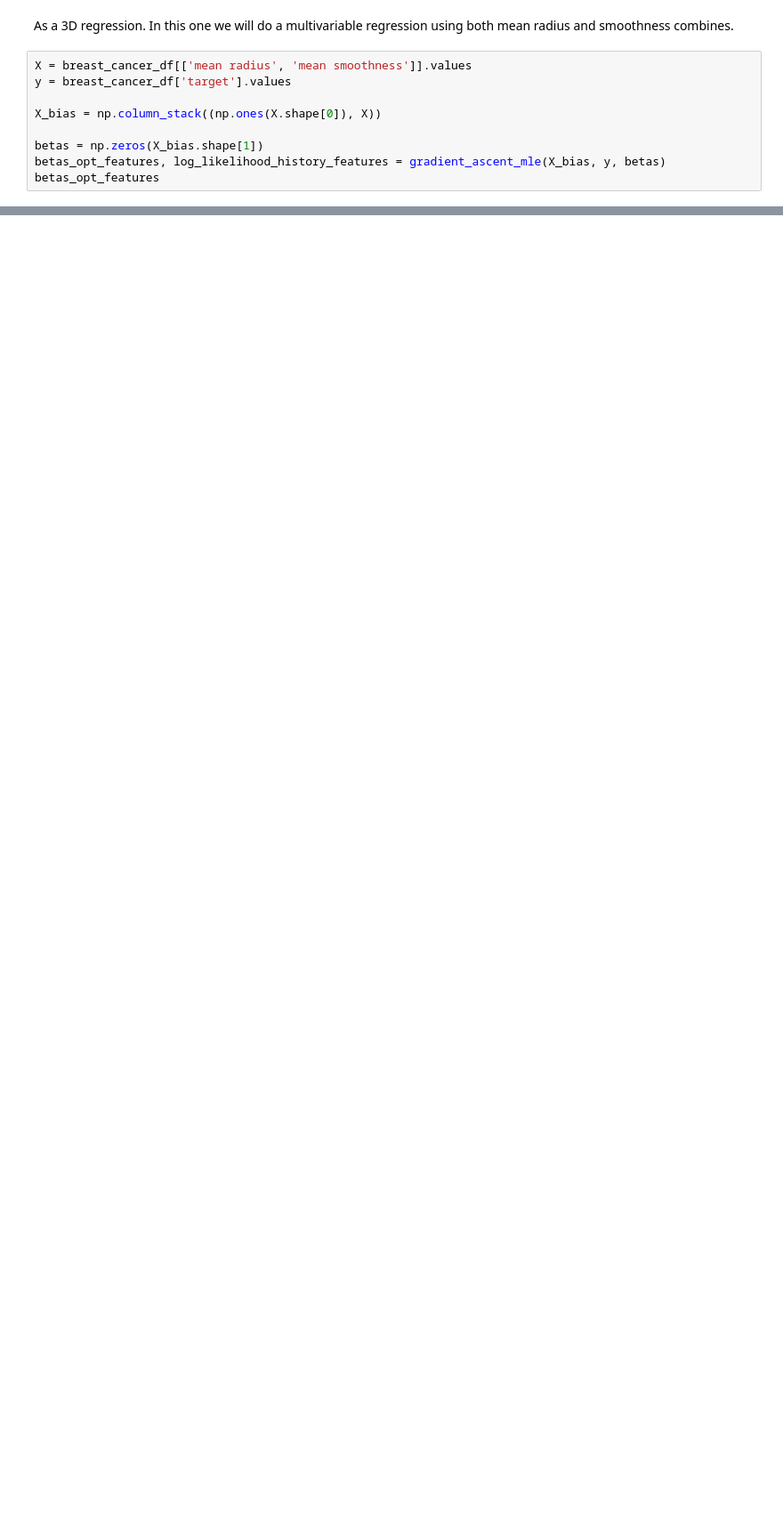
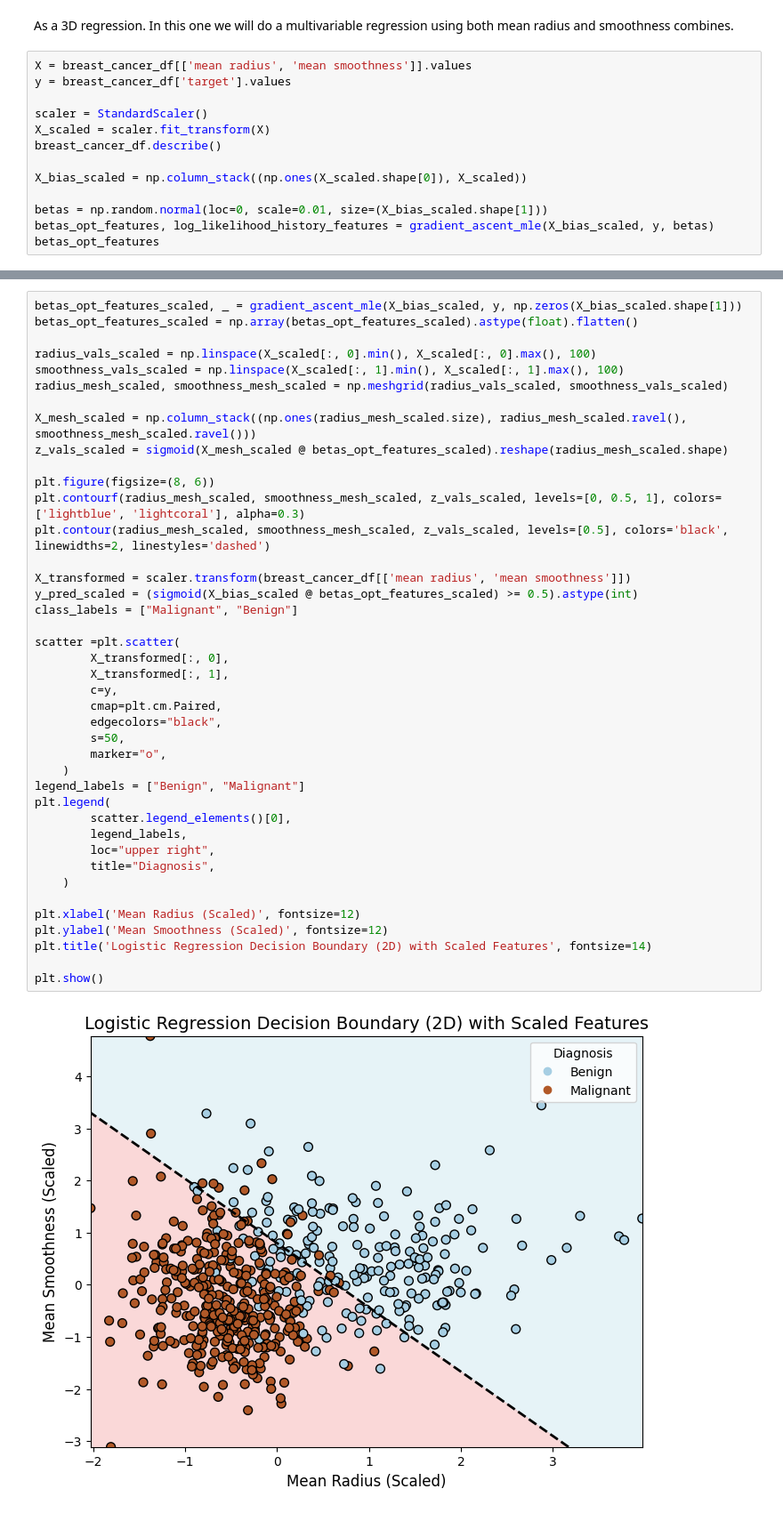
Before and after one commit to adamd1985/Lectures_On_MLAI, a Jupyter notebook: 4_2_Logistic_Regression_Lecture.ipynb, the cells around one changed output, grey strips where cells are left out. Shown at 89% size. Saved outputs shown, nothing was run; the diff lists cells and outputs as text; blank space fills up the shorter version.

```diff
--- a/4_2_Logistic_Regression_Lecture.ipynb
+++ b/4_2_Logistic_Regression_Lecture.ipynb
@@ -460,9 +494,13 @@ As a 3D regression. In this one we will do a multivariable regression using both
 X = breast_cancer_df[['mean radius', 'mean smoothness']].values
 y = breast_cancer_df['target'].values
 
-X_bias = np.column_stack((np.ones(X.shape[0]), X))
+scaler = StandardScaler()
+X_scaled = scaler.fit_transform(X)
+breast_cancer_df.describe()
 
-betas = np.zeros(X_bias.shape[1])
-betas_opt_features, log_likelihood_history_features = gradient_ascent_mle(X_bias, y, betas)
+X_bias_scaled = np.column_stack((np.ones(X_scaled.shape[0]), X_scaled))
+
+betas = np.random.normal(loc=0, scale=0.01, size=(X_bias_scaled.shape[1]))
+betas_opt_features, log_likelihood_history_features = gradient_ascent_mle(X_bias_scaled, y, betas)
 betas_opt_features
 # %% [output]
@@ -543,0 +510,43 @@ Your Kaggle username:
+# %%
+betas_opt_features_scaled, _ = gradient_ascent_mle(X_bias_scaled, y, np.zeros(X_bias_scaled.shape[1]))
+betas_opt_features_scaled = np.array(betas_opt_features_scaled).astype(float).flatten()
+
+radius_vals_scaled = np.linspace(X_scaled[:, 0].min(), X_scaled[:, 0].max(), 100)
+smoothness_vals_scaled = np.linspace(X_scaled[:, 1].min(), X_scaled[:, 1].max(), 100)
+radius_mesh_scaled, smoothness_mesh_scaled = np.meshgrid(radius_vals_scaled, smoothness_vals_scaled)
+
+X_mesh_scaled = np.column_stack((np.ones(radius_mesh_scaled.size), radius_mesh_scaled.ravel(), smoothness_mesh_scaled.ravel()))
+z_vals_scaled = sigmoid(X_mesh_scaled @ betas_opt_features_scaled).reshape(radius_mesh_scaled.shape)
+
+plt.figure(figsize=(8, 6))
+plt.contourf(radius_mesh_scaled, smoothness_mesh_scaled, z_vals_scaled, levels=[0, 0.5, 1], colors=['lightblue', 'lightcoral'], alpha=0.3)
+plt.contour(radius_mesh_scaled, smoothness_mesh_scaled, z_vals_scaled, levels=[0.5], colors='black', linewidths=2, linestyles='dashed')
+
+X_transformed = scaler.transform(breast_cancer_df[['mean radius', 'mean smoothness']])
+y_pred_scaled = (sigmoid(X_bias_scaled @ betas_opt_features_scaled) >= 0.5).astype(int)
+class_labels = ["Malignant", "Benign"]
+
+scatter =plt.scatter(
+        X_transformed[:, 0],
+        X_transformed[:, 1],
+        c=y,
+        cmap=plt.cm.Paired,
+        edgecolors="black",
+        s=50,
+        marker="o",
+    )
+legend_labels = ["Benign", "Malignant"]
+plt.legend(
+        scatter.legend_elements()[0],
+        legend_labels,
+        loc="upper right",
+        title="Diagnosis",
+    )
+
+plt.xlabel('Mean Radius (Scaled)', fontsize=12)
+plt.ylabel('Mean Smoothness (Scaled)', fontsize=12)
+plt.title('Logistic Regression Decision Boundary (2D) with Scaled Features', fontsize=14)
+
+plt.show()
+# %% [output]
+[figure, added]
```
Also changed, not shown: parts of 44 cells of this notebook.
